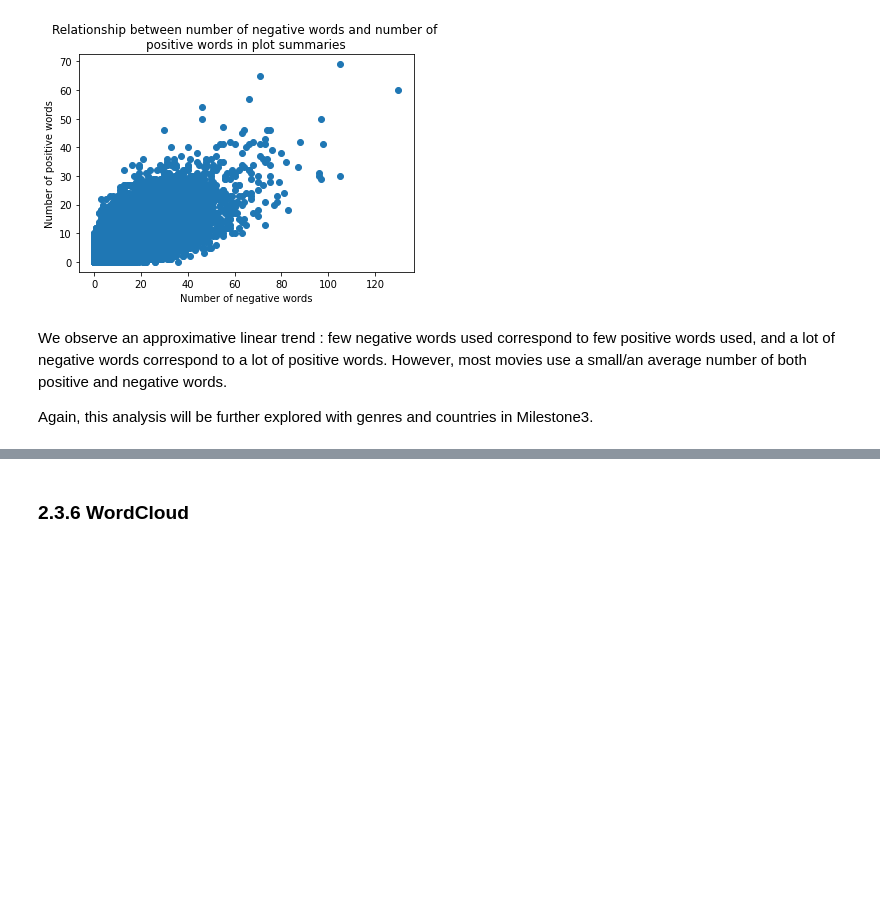
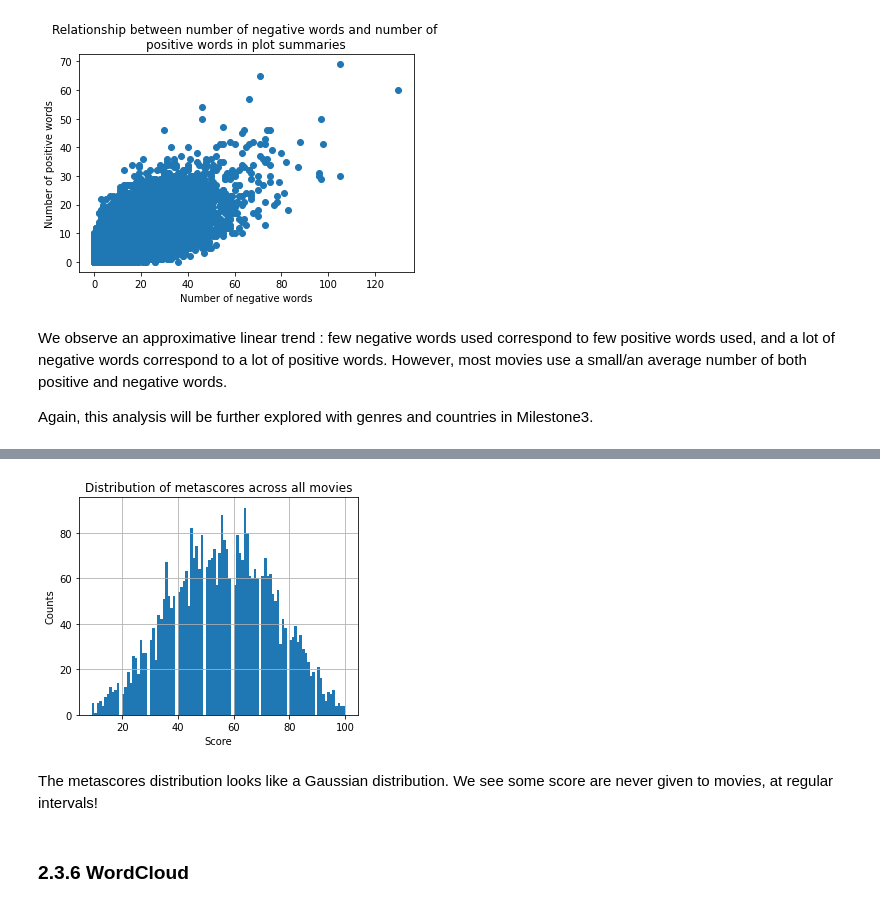
Before and after one commit to salome-baup/ada-2022-project-adaccord, a Jupyter notebook: Milestone2.ipynb, the cells around one changed output, grey strips where cells are left out. Saved outputs shown, nothing was run; the diff lists cells and outputs as text; code cells hidden in the pictures; blank space fills up the shorter version.

```diff
--- a/Milestone2.ipynb
+++ b/Milestone2.ipynb
@@ -1187,3 +1208,14 @@ Since we have a Pearson's r value of 0.72, there is a strong significant linear
+# %%
+plt.figure(figsize=(5,4))
+movies.metascore.hist(bins=100)
+plt.title('Distribution of metascores across all movies')
+plt.xlabel('Score')
+plt.ylabel('Counts')
+plt.show()
+# %% [output]
+[figure, added]
+# %% [markdown]
+The metascores distribution looks like a Gaussian distribution. We see some score are never given to movies, at regular intervals!
 # %% [markdown]
 ### 2.3.6 WordCloud <a id='2.3.6'></a>
 # %%
```
Also changed, not shown: parts of 59 cells of this notebook.
